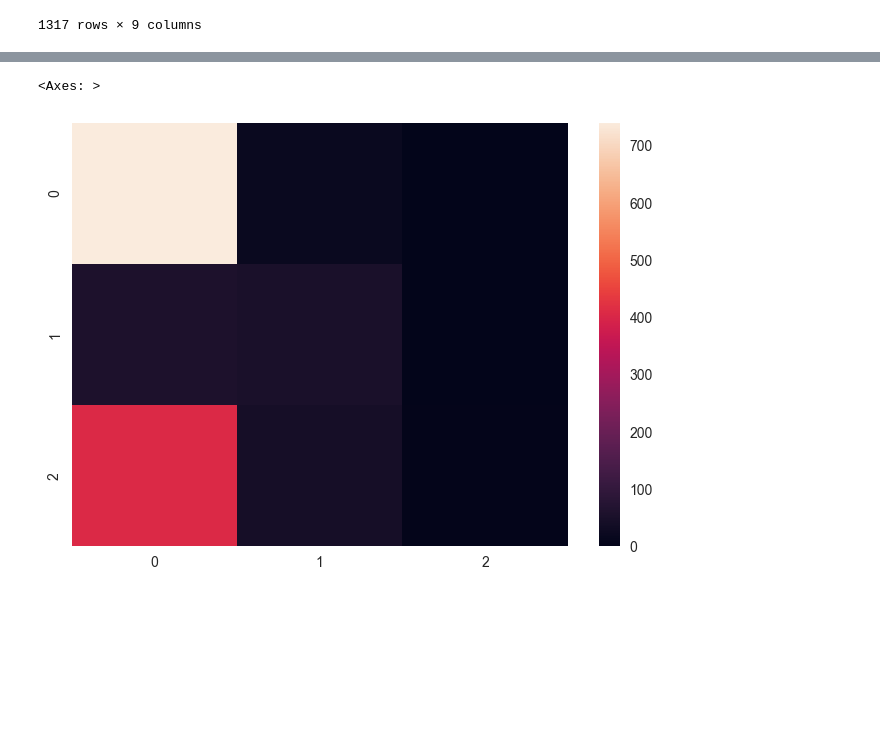
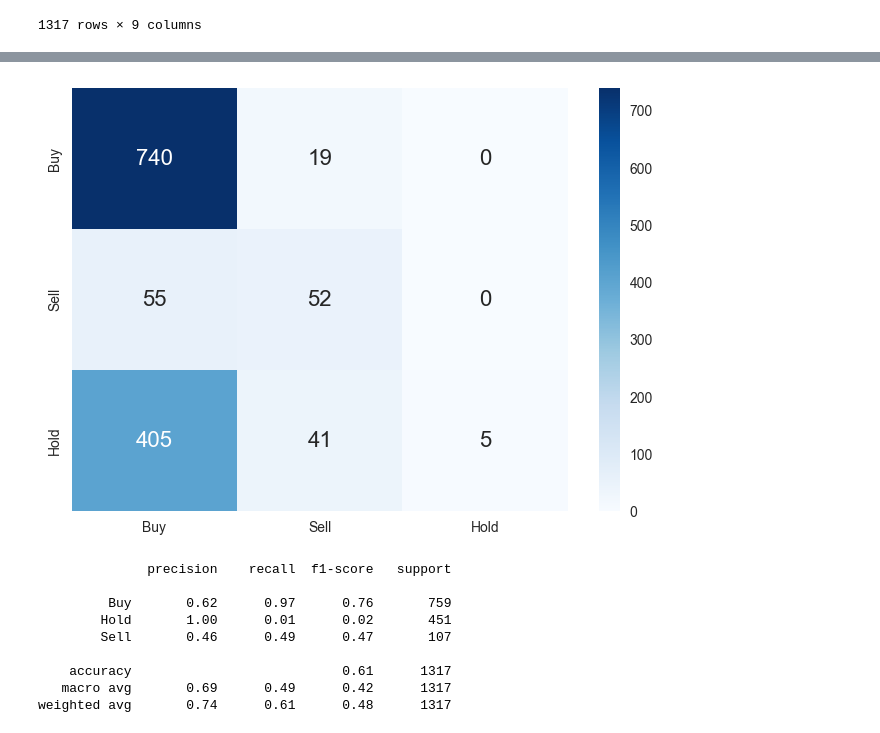
Before and after one commit to WillHolbrook/FYPCodeRepo, a Jupyter notebook: resources/evaluate_buy_sell_hold.ipynb, the cells around one changed output, grey strips where cells are left out. Cells and saved outputs as stored; diff of their text form; code cells hidden in the pictures; blank space fills up the shorter version.

```diff
--- a/resources/evaluate_buy_sell_hold.ipynb
+++ b/resources/evaluate_buy_sell_hold.ipynb
@@ -178,5 +180,18 @@ confusion_mat
-# %%
-heatmap(confusion_mat)
-# %% [output]
-<Axes: >
-[figure, removed]
+# %%
+heatmap(confusion_mat, annot=True, annot_kws={"size": 16}, cmap='Blues', fmt='g')
+plt.show()
+# %% [output]
+[figure, added]
+# %%
+res = classification_report(merged_reports["buy_sell_hold_gold"], merged_reports["buy_sell_hold"])
+print(res)
+# %% [output]
+              precision    recall  f1-score   support
+
+         Buy       0.62      0.97      0.76       759
+        Hold       1.00      0.01      0.02       451
+        Sell       0.46      0.49      0.47       107
+
+    accuracy                           0.61      1317
+   macro avg       0.69      0.49      0.42      1317
+weighted avg       0.74      0.61      0.48      1317
```
Also changed, not shown: parts of 3 cells of this notebook.
